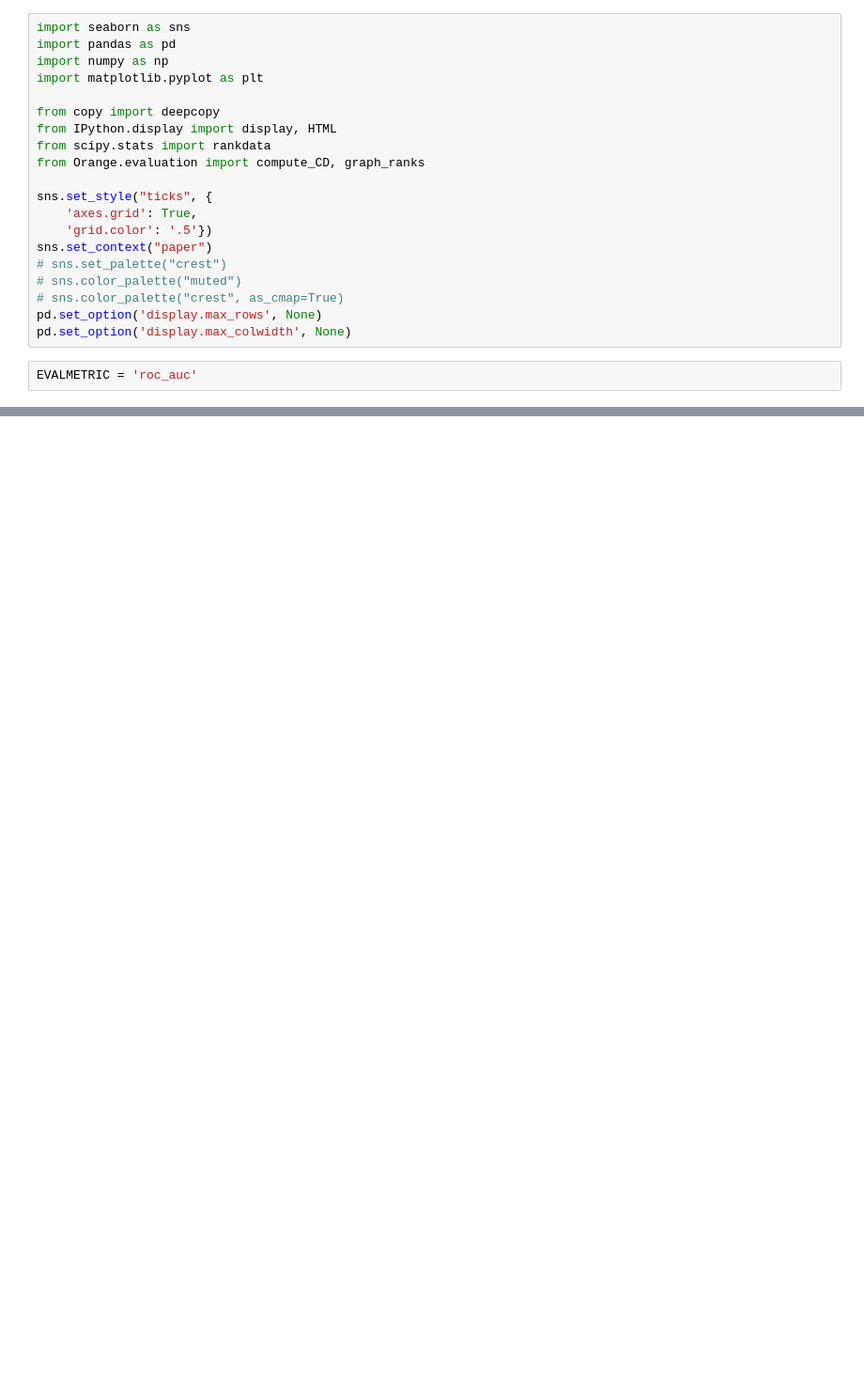
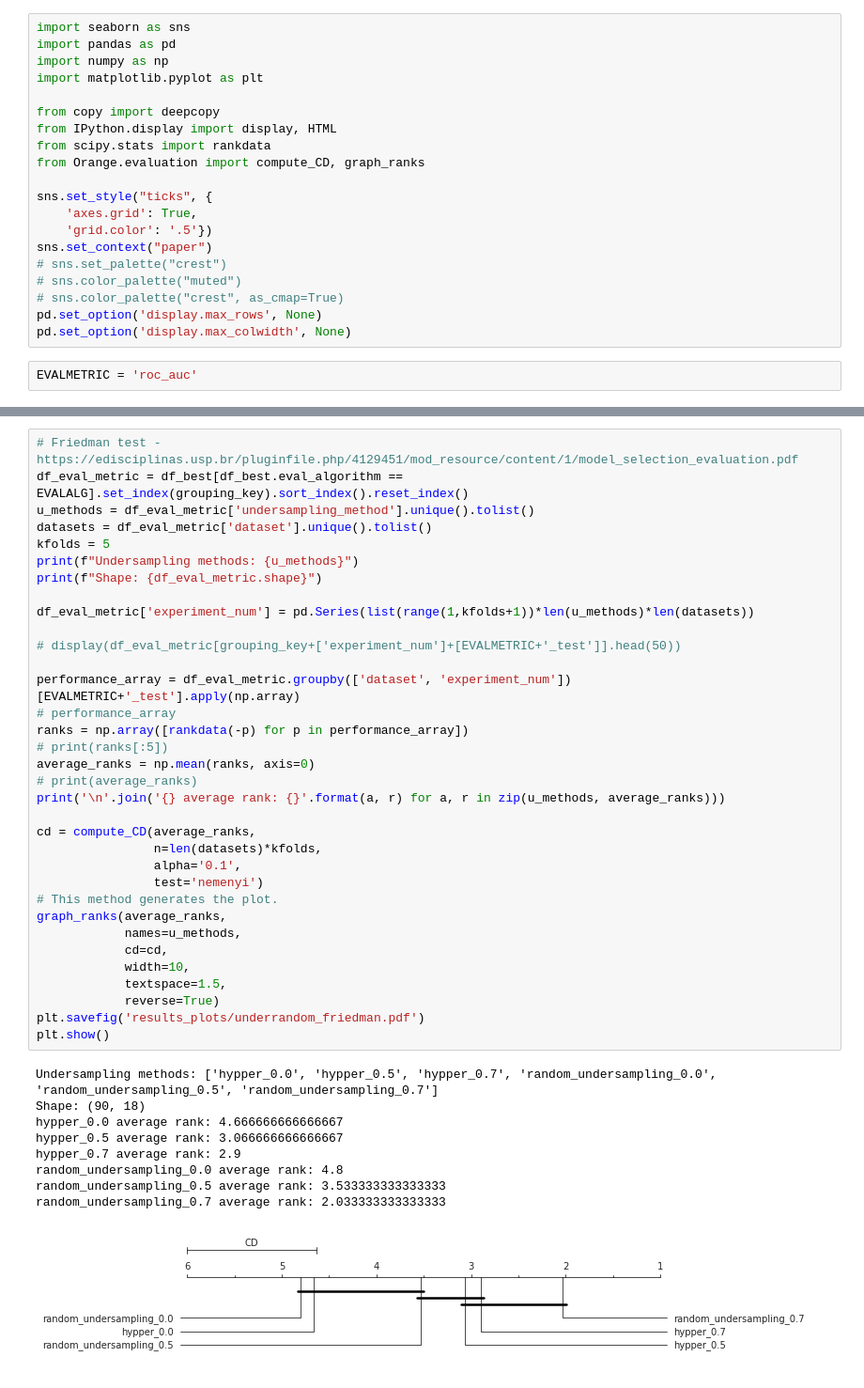
Before and after one commit to hypper-team/hypper, a Jupyter notebook: benchmarks/visualize_under.ipynb, the cells around one changed output, grey strips where cells are left out. Shown at 94% size. Saved outputs shown, nothing was run; the diff lists cells and outputs as text; blank space fills up the shorter version.

```diff
--- a/benchmarks/visualize_under.ipynb
+++ b/benchmarks/visualize_under.ipynb
@@ -139,0 +217,44 @@ without_undersampling average rank: 2.1
+# %%
+# Friedman test - https://edisciplinas.usp.br/pluginfile.php/4129451/mod_resource/content/1/model_selection_evaluation.pdf
+df_eval_metric = df_best[df_best.eval_algorithm == EVALALG].set_index(grouping_key).sort_index().reset_index()
+u_methods = df_eval_metric['undersampling_method'].unique().tolist()
+datasets = df_eval_metric['dataset'].unique().tolist()
+kfolds = 5
+print(f"Undersampling methods: {u_methods}")
+print(f"Shape: {df_eval_metric.shape}")
+
+df_eval_metric['experiment_num'] = pd.Series(list(range(1,kfolds+1))*len(u_methods)*len(datasets))
+
+# display(df_eval_metric[grouping_key+['experiment_num']+[EVALMETRIC+'_test']].head(50))
+
+performance_array = df_eval_metric.groupby(['dataset', 'experiment_num'])[EVALMETRIC+'_test'].apply(np.array)
+# performance_array
+ranks = np.array([rankdata(-p) for p in performance_array])
+# print(ranks[:5])
+average_ranks = np.mean(ranks, axis=0)
+# print(average_ranks)
+print('\n'.join('{} average rank: {}'.format(a, r) for a, r in zip(u_methods, average_ranks)))
+
+cd = compute_CD(average_ranks,
+                n=len(datasets)*kfolds,
+                alpha='0.1',
+                test='nemenyi')
+# This method generates the plot.
+graph_ranks(average_ranks,
+            names=u_methods,
+            cd=cd,
+            width=10,
+            textspace=1.5,
+            reverse=True)
+plt.savefig('results_plots/underrandom_friedman.pdf')
+plt.show()
+# %% [output]
+Undersampling methods: ['hypper_0.0', 'hypper_0.5', 'hypper_0.7', 'random_undersampling_0.0', 'random_undersampling_0.5', 'random_undersampling_0.7']
+Shape: (90, 18)
+hypper_0.0 average rank: 4.666666666666667
+hypper_0.5 average rank: 3.066666666666667
+hypper_0.7 average rank: 2.9
+random_undersampling_0.0 average rank: 4.8
+random_undersampling_0.5 average rank: 3.533333333333333
+random_undersampling_0.7 average rank: 2.033333333333333
+[figure, added]
```
Also changed, not shown: parts of 12 cells of this notebook.
